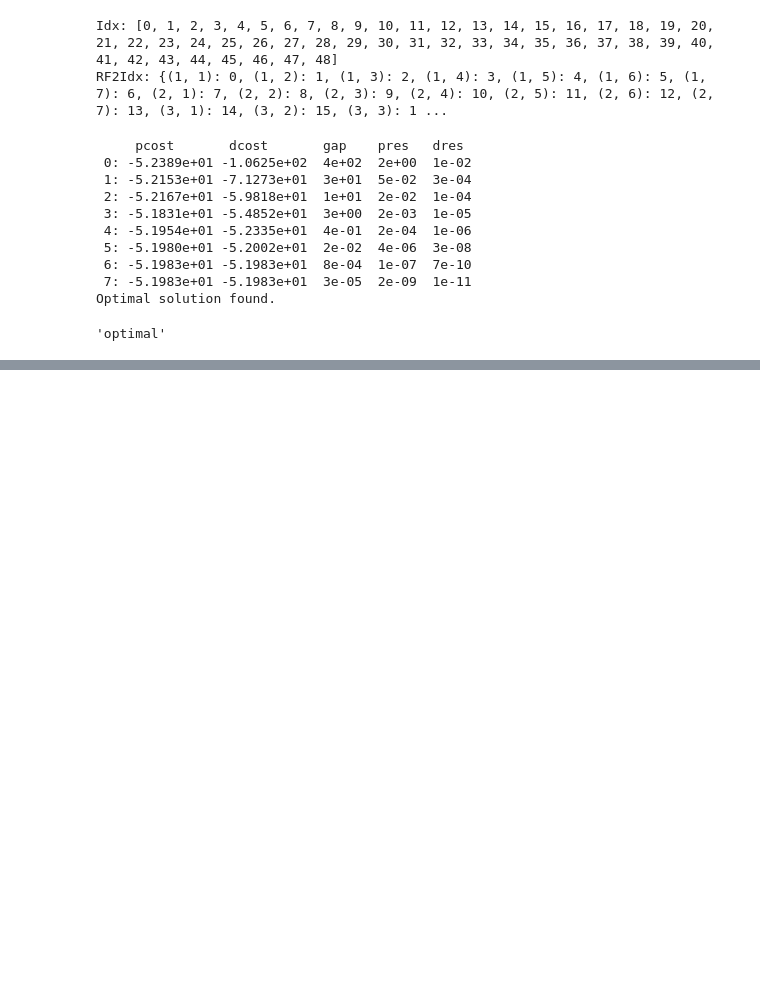
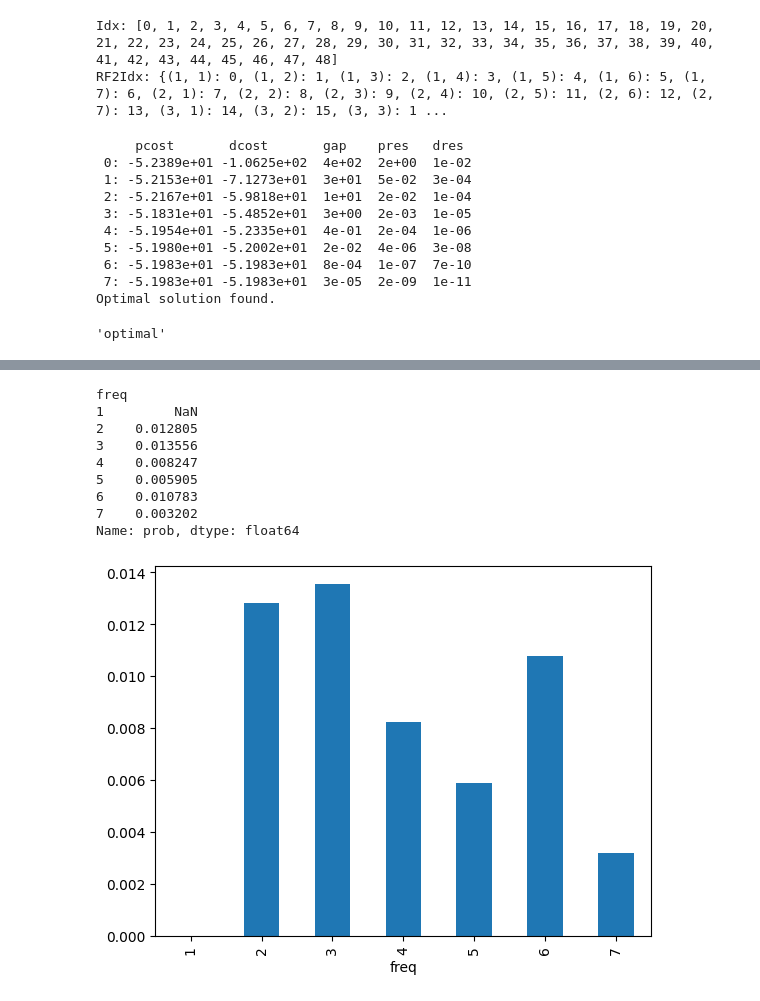
Before and after one commit to maton369/PyOptBook_Practice, a Jupyter notebook: 7_reccommendation/recommendation.ipynb, the cells around one changed output, grey strips where cells are left out. Drawn from its saved outputs; the diff is of its cells as text; code cells hidden in the pictures; blank space fills up the shorter version.

```diff
--- a/7_reccommendation/recommendation.ipynb
+++ b/7_reccommendation/recommendation.ipynb
@@ -472,0 +542,14 @@ rf_df.head()
+# %%
+freq_df["prob"].diff().plot.bar()
+freq_df["prob"].diff()
+# %% [output]
+freq
+1         NaN
+2    0.012805
+3    0.013556
+4    0.008247
+5    0.005905
+6    0.010783
+7    0.003202
+Name: prob, dtype: float64
+[figure, added]
```
Also changed, not shown: parts of 9 cells of this notebook.
